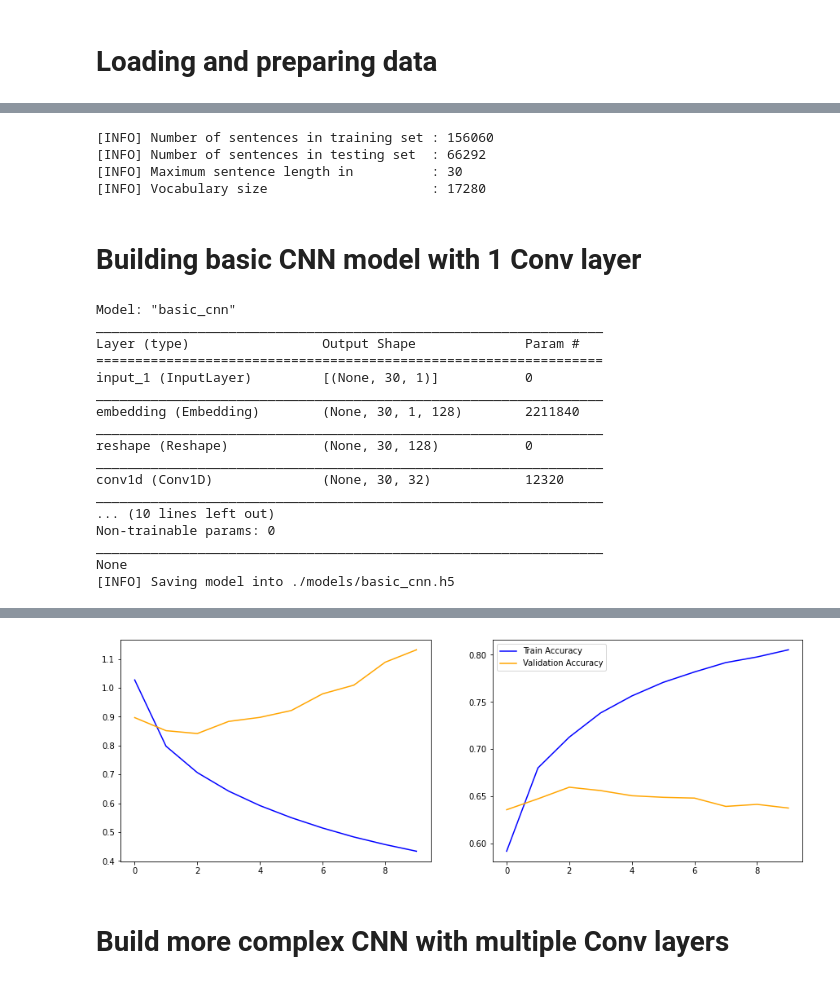
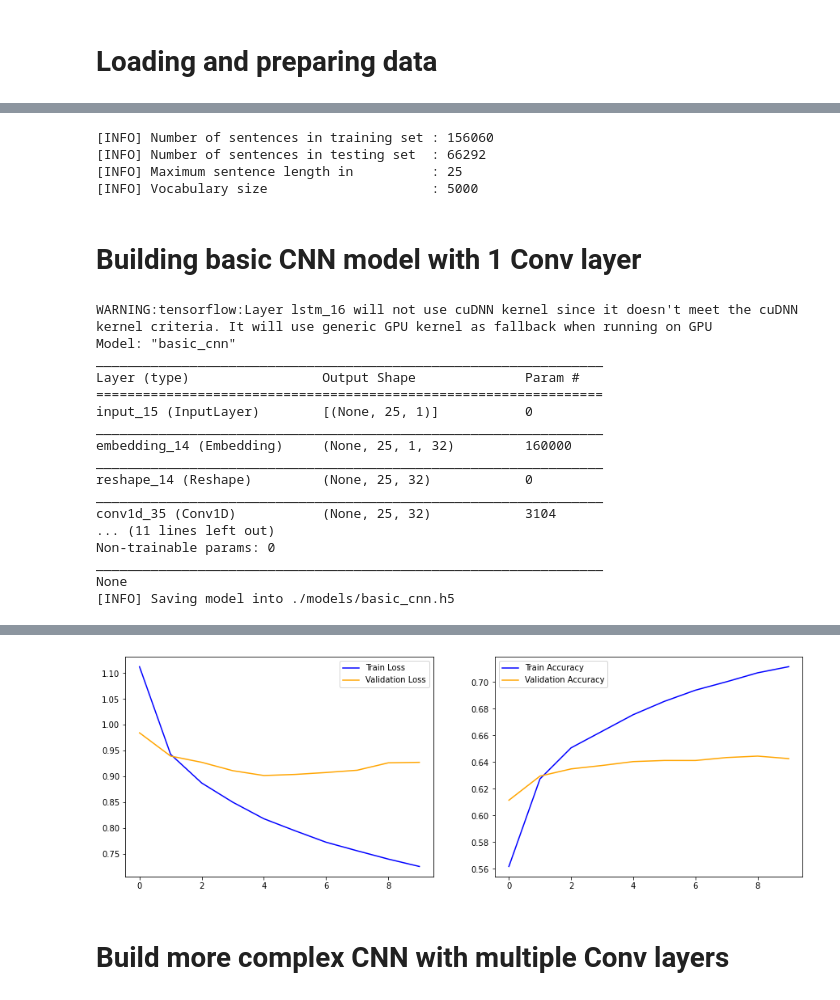
Before and after one commit to hieubkvn123/NLPTopics, a Jupyter notebook: sentiment/CNNSentimentAnalysis.ipynb, the cells around one changed output, grey strips where cells are left out. Cells and saved outputs as stored; diff of their text form; code cells hidden in the pictures.

```diff
--- a/sentiment/CNNSentimentAnalysis.ipynb
+++ b/sentiment/CNNSentimentAnalysis.ipynb
@@ -20,6 +20,7 @@ from tensorflow.keras.preprocessing.sequence import pad_sequences
 from tensorflow.keras.regularizers import l1
 
 ### NLTK dependencies ###
+import nltk
 from nltk.corpus import stopwords
 from nltk.tokenize import word_tokenize
 from nltk.stem import WordNetLemmatizer
@@ -28,11 +29,13 @@ from nltk.stem import WordNetLemmatizer
 from sklearn.model_selection import train_test_split
 
 ### Some constants ###
+english_vocab = set(nltk.corpus.words.words())
 BASE_DIR = "./" # "/content/drive/My Drive/"
 WEIGHTS_DIR = os.path.join(BASE_DIR, "weights")
 MODELS_DIR = os.path.join(BASE_DIR, "models")
 BASIC_CNN_MODEL_NAME = "basic_cnn"
 COMPLEX_CNN_MODEL_NAME = "complex_cnn"
+BASIC_BIRNN_MODEL_NAME = "basic_birnn"
 # %% [markdown]
 # Loading and preparing data
 # %%
@@ -95,10 +98,10 @@ def filter_stopwords(text):
     return filtered_sentence
 
 def preprocess_sentence(sentence):
-    # 1. expand contraction for english
+    # 1. Expand contraction for english
     sentence = en_contraction_expand(sentence)
 
-    # 2. lowercasing text
+    # 2. Lowercasing text
     sentence = sentence.strip().lower()
 
     # 3. Digits removal
@@ -110,8 +113,12 @@ def preprocess_sentence(sentence):
     # 5. Extra spaces removal
     sentence = re.sub(' +',' ', sentence)
 
-    # 5. filter stopwords
+    # 6. Filter stopwords
     sentence = filter_stopwords(sentence)
+
+    # 7. Filter non-english words
+    sentence = " ".join(w for w in nltk.wordpunct_tokenize(sentence) \
+         if w.lower() in english_vocab or not w.isalpha())
 
     return sentence
 
@@ -146,6 +153,6 @@ X_test, Y_test  = load_data_from_tsv("../data/sentiment_test.tsv", test=True)
 # %%
 ### 2. Vectorizing data for sentiment analysis ###
-tokenizer = Tokenizer(char_level=False, oov_token="PAD") # 0 is a reserved index
+tokenizer = Tokenizer(num_words=5000, char_level=False, oov_token="PAD") # 0 is a reserved index
 tokenizer.fit_on_texts(np.concatenate([X_train, X_test]))
 train_seq = tokenizer.texts_to_sequences(X_train)
 test_seq  = tokenizer.texts_to_sequences(X_test)
@@ -169,22 +176,22 @@ print(f'[INFO] Vocabulary size                     : {vocab_size}')
 # %% [output]
 [INFO] Number of sentences in training set : 156060
 [INFO] Number of sentences in testing set  : 66292
-[INFO] Maximum sentence length in          : 30
-[INFO] Vocabulary size                     : 17280
+[INFO] Maximum sentence length in          : 25
+[INFO] Vocabulary size                     : 5000
 # %% [markdown]
 # Building basic CNN model with 1 Conv layer
 # %%
 def make_simple_cnn_model(input_shape, vocab_size):
     inputs = Input(shape=input_shape[1:])
-    embs   = Embedding(vocab_size, 128, input_length=input_shape[1])(inputs)
-    embs   = Reshape(target_shape=(input_shape[1], 128))(embs)
+    embs   = Embedding(vocab_size, 32, input_length=input_shape[1])(inputs)
+    embs   = Reshape(target_shape=(input_shape[1], 32))(embs)
 
     conv1d = Conv1D(filters=32, kernel_size=3, padding='same', activation='relu')(embs)
     pool1d = MaxPool1D(pool_size=2)(conv1d)
 
     # return_sequences : whether to return the full sequence of output or only the last output in the sequence
     # return_sequences is defaulted as False.
-    rnn    = LSTM(64, return_sequences=False)(pool1d)
+    rnn    = LSTM(64, return_sequences=False, dropout=0.2,recurrent_dropout=0.2)(pool1d)
     logits = Dense(num_classes)(rnn)
     output = Activation("softmax")(logits)
 
@@ -200,26 +207,26 @@ print(model.summary())
 print(f'[INFO] Saving model into {MODELS_DIR}/{BASIC_CNN_MODEL_NAME}.h5')
 model.save(f'{MODELS_DIR}/{BASIC_CNN_MODEL_NAME}.h5')
 # %% [output]
+WARNING:tensorflow:Layer lstm_16 will not use cuDNN kernel since it doesn't meet the cuDNN kernel criteria. It will use generic GPU kernel as fallback when running on GPU
 Model: "basic_cnn"
 _________________________________________________________________
 Layer (type)                 Output Shape              Param #
 =================================================================
-input_1 (InputLayer)         [(None, 30, 1)]           0
+input_15 (InputLayer)        [(None, 25, 1)]           0
 _________________________________________________________________
-embedding (Embedding)        (None, 30, 1, 128)        2211840
+embedding_14 (Embedding)     (None, 25, 1, 32)         160000
 _________________________________________________________________
-reshape (Reshape)            (None, 30, 128)           0
+reshape_14 (Reshape)         (None, 25, 32)            0
 _________________________________________________________________
-conv1d (Conv1D)              (None, 30, 32)            12320
-_________________________________________________________________
-... (10 lines left out)
+conv1d_35 (Conv1D)           (None, 25, 32)            3104
+... (11 lines left out)
 Non-trainable params: 0
 _________________________________________________________________
 None
 [INFO] Saving model into ./models/basic_cnn.h5
 # %%
 X_train, X_val, Y_train, Y_val = train_test_split(train_seq, Y_train, test_size=0.3333)
-history = model.fit(X_train, Y_train, validation_data=(X_val, Y_val), epochs=10)
+history = model.fit(X_train, Y_train, validation_data=(X_val, Y_val), epochs=10, batch_size=64)
 
 print(f'[INFO] Saving model weights into {WEIGHTS_DIR}/{BASIC_CNN_MODEL_NAME}.weights.hdf5')
 model.save_weights(f'{WEIGHTS_DIR}/{BASIC_CNN_MODEL_NAME}.weights.hdf5')
@@ -235,10 +242,11 @@ fig, ax = plt.subplots(1,2, figsize=(15, 5))
 
 ax[0].plot(train_loss, label='Train Loss', color='blue')
 ax[0].plot(val_loss, label='Validation Loss', color='orange')
+ax[0].legend()
 
 ax[1].plot(train_acc, label='Train Accuracy', color='blue')
 ax[1].plot(val_acc, label='Validation Accuracy', color='orange')
-plt.legend()
+ax[1].legend()
 plt.show()
 # %% [output]
 Epoch 1/10
@@ -260,5 +268,5 @@ Epoch 10/10
 [INFO] Saving model weights into ./weights/basic_cnn.weights.hdf5
-[figure, old version]
+[figure, new version]
 # %% [markdown]
 # Build more complex CNN with multiple Conv layers
 # %%
```
Also changed, not shown: parts of 6 cells of this notebook, 8 other files.
